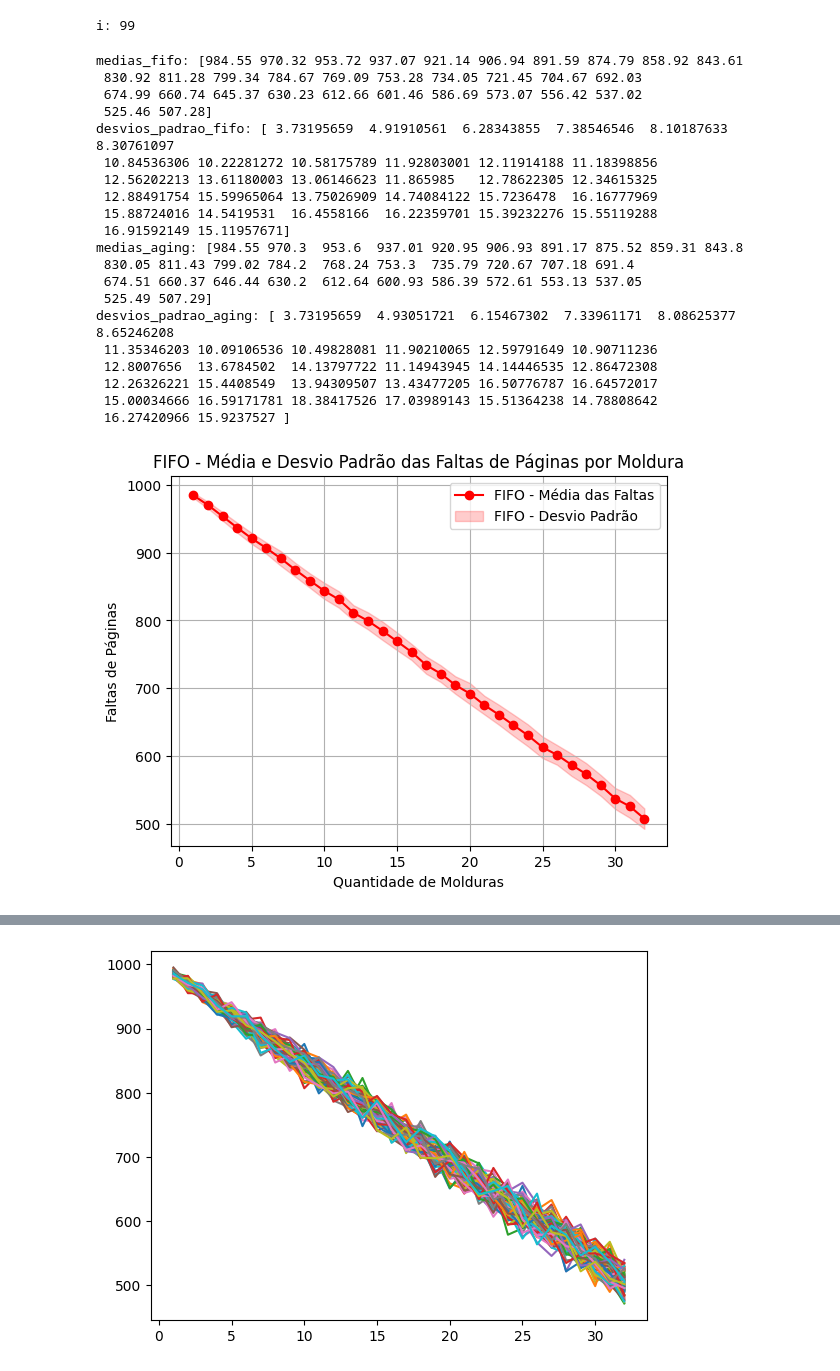
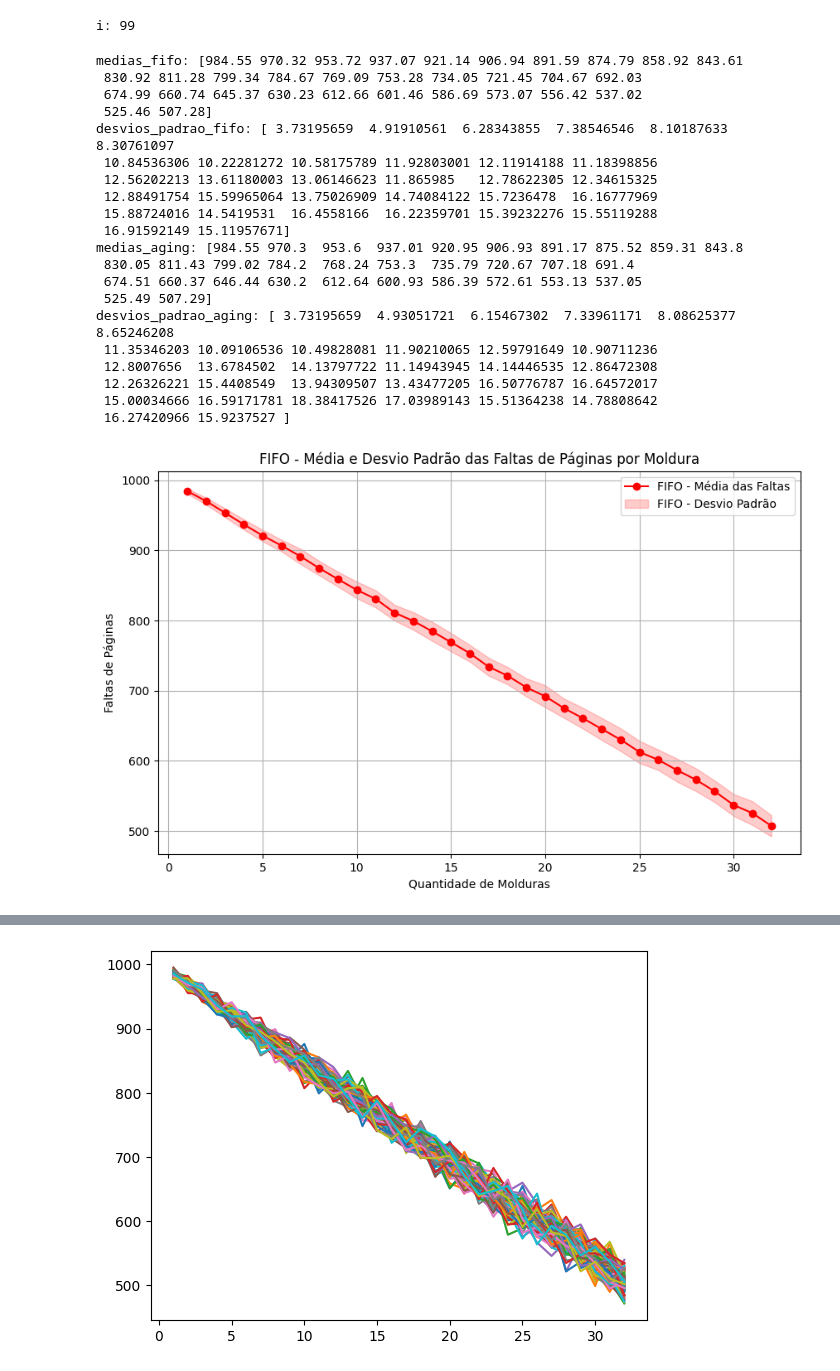
Before and after one commit to myller-silva/SO-trabalho-03---pagina--o, a Jupyter notebook: evaluate_aging_algorithm_with_varying_bits.ipynb, the cells around one changed output, grey strips where cells are left out. Drawn from its saved outputs; the diff is of its cells as text; code cells hidden in the pictures.

```diff
--- a/evaluate_aging_algorithm_with_varying_bits.ipynb
+++ b/evaluate_aging_algorithm_with_varying_bits.ipynb
@@ -128,7 +128,7 @@ print(f"desvios_padrao_aging: {desvios_padrao_aging}")
 molduras = np.arange(1, max_molduras + 1)
 
 # 1. Gráfico separado para FIFO
-# plt.figure(figsize=(10, 6))
+plt.figure(figsize=(10, 6))
 plt.plot(molduras, medias_fifo,
          marker='o',
          color=fifo_cor, label='FIFO - Média das Faltas')
@@ -142,6 +142,7 @@ plt.grid(True)
 plt.show()
 
 # 2. Gráfico separado para Aging
+plt.figure(figsize=(10, 6))
 # plt.figure(figsize=(10, 6))
 plt.plot(molduras, medias_aging,
          marker='o',
@@ -156,6 +157,7 @@ plt.grid(True)
 plt.show()
 
 # 3. Gráfico combinando FIFO e Aging
+plt.figure(figsize=(10, 6))
 # plt.figure(figsize=(10, 6))
 plt.plot(molduras, medias_fifo,
          marker='o',
@@ -167,31 +169,31 @@ plt.fill_between(molduras, medias_fifo - desvios_padrao_fifo, medias_fifo + desv
                  color=fifo_cor, alpha=0.2, label='FIFO - Desvio Padrão')
 plt.fill_between(molduras, medias_aging - desvios_padrao_aging, medias_aging + desvios_padrao_aging,
                  color=aging_cor, alpha=0.2, label='Aging - Desvio Padrão')
 plt.title('Comparação: FIFO e Aging - Média e Desvio Padrão das Faltas de Páginas por Moldura')
 plt.xlabel('Quantidade de Molduras')
 plt.ylabel('Faltas de Páginas')
 plt.legend()
 plt.grid(True)
 plt.show()
 # %% [output]
 medias_fifo: [984.55 970.32 953.72 937.07 921.14 906.94 891.59 874.79 858.92 843.61
  830.92 811.28 799.34 784.67 769.09 753.28 734.05 721.45 704.67 692.03
  674.99 660.74 645.37 630.23 612.66 601.46 586.69 573.07 556.42 537.02
  525.46 507.28]
 desvios_padrao_fifo: [ 3.73195659  4.91910561  6.28343855  7.38546546  8.10187633  8.30761097
  10.84536306 10.22281272 10.58175789 11.92803001 12.11914188 11.18398856
  12.56202213 13.61180003 13.06146623 11.865985   12.78622305 12.34615325
  12.88491754 15.59965064 13.75026909 14.74084122 15.7236478  16.16777969
  15.88724016 14.5419531  16.4558166  16.22359701 15.39232276 15.55119288
  16.91592149 15.11957671]
 medias_aging: [984.55 970.3  953.6  937.01 920.95 906.93 891.17 875.52 859.31 843.8
  830.05 811.43 799.02 784.2  768.24 753.3  735.79 720.67 707.18 691.4
  674.51 660.37 646.44 630.2  612.64 600.93 586.39 572.61 553.13 537.05
  525.49 507.29]
 desvios_padrao_aging: [ 3.73195659  4.93051721  6.15467302  7.33961171  8.08625377  8.65246208
  11.35346203 10.09106536 10.49828081 11.90210065 12.59791649 10.90711236
  12.8007656  13.6784502  14.13797722 11.14943945 14.14446535 12.86472308
  12.26326221 15.4408549  13.94309507 13.43477205 16.50776787 16.64572017
  15.00034666 16.59171781 18.38417526 17.03989143 15.51364238 14.78808642
  16.27420966 15.9237527 ]
-[figure, old version]
+[figure, new version]
```
Also changed, not shown: parts of 7 cells of this notebook.
